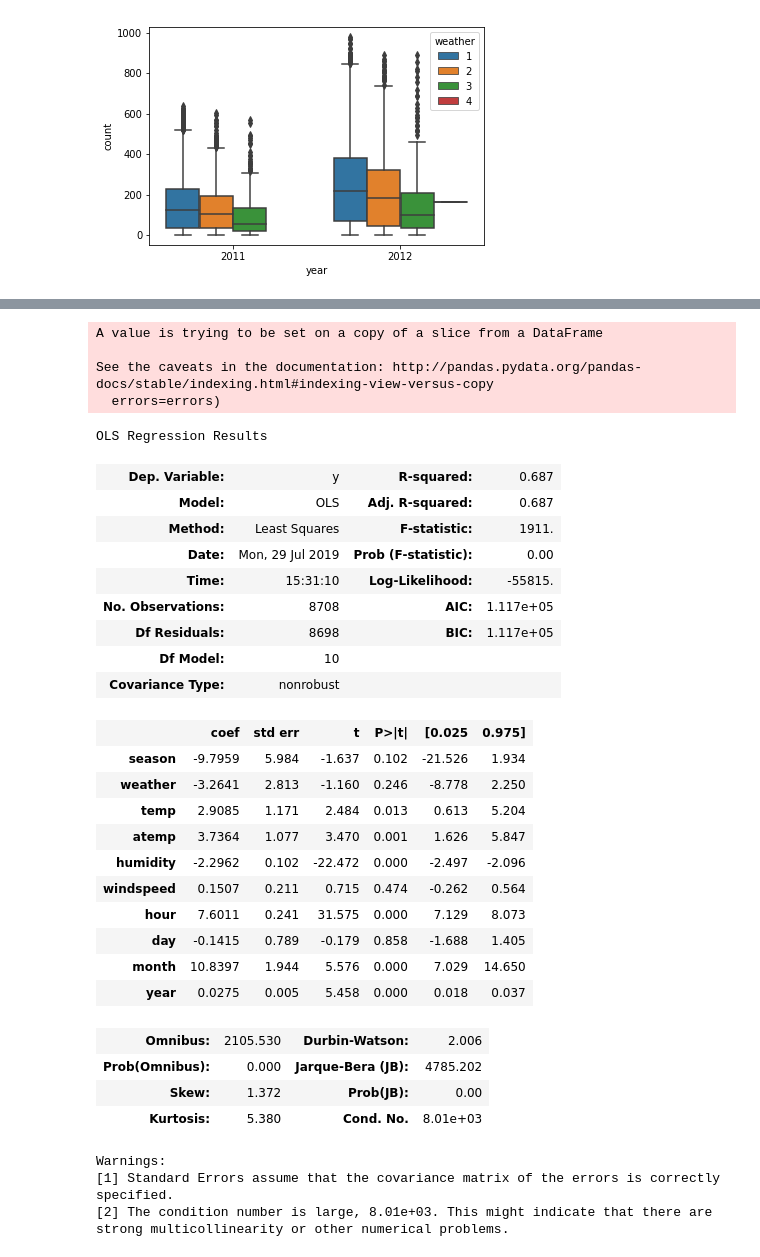
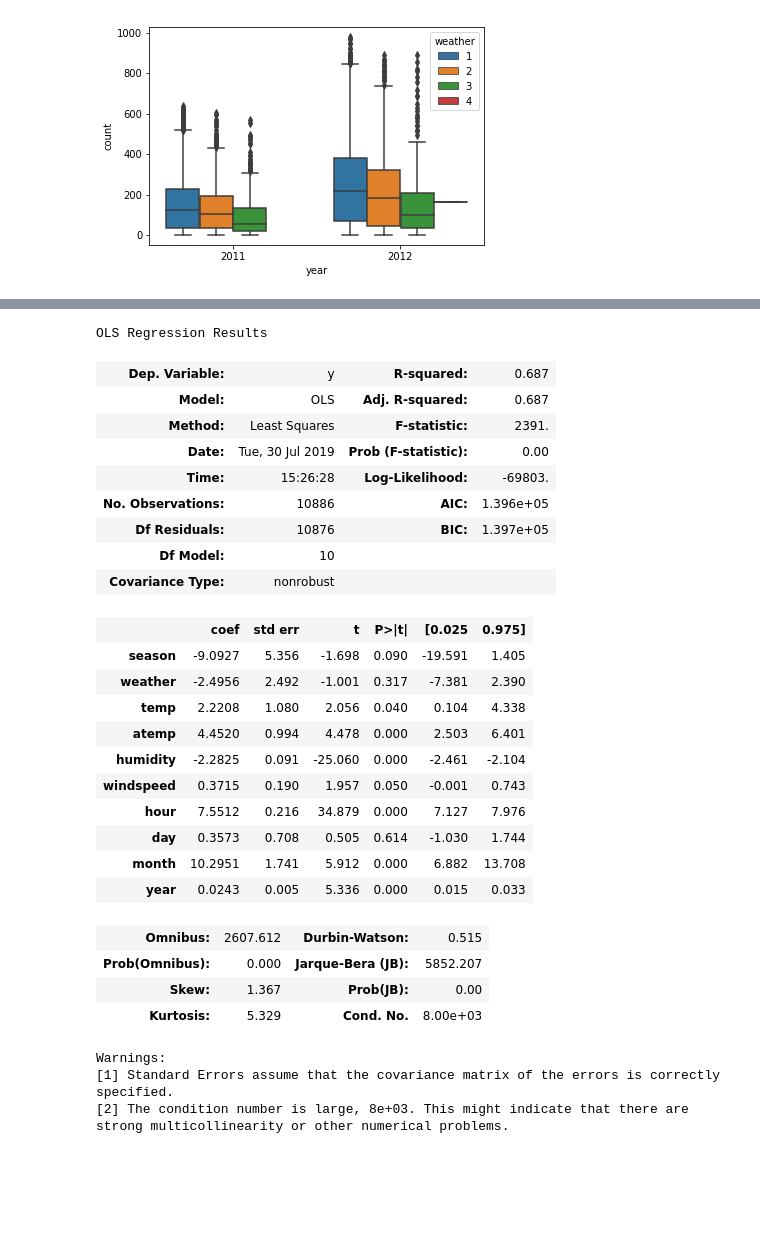
Before and after one commit to sarath029/Machine-Learning, a Jupyter notebook: Bike/bike.ipynb, the cells around one changed output, grey strips where cells are left out. Drawn from its saved outputs; the diff is of its cells as text; code cells hidden in the pictures; blank space fills up the shorter version.

```diff
--- a/Bike/bike.ipynb
+++ b/Bike/bike.ipynb
@@ -84,7 +84,7 @@ from sklearn import linear_model
 from sklearn import metrics
 import statsmodels.api as sm
 # %%
-test = train.iloc[:, 9].values
+y_train = train.iloc[:, 9].values
 # %%
 train.drop(['registered'],inplace=True,axis=1)
 train.drop(['casual'],inplace=True,axis=1)
@@ -97,13 +97,3 @@ train.head()
 | 2 | 1 | 0 | 1 | 9.02 | 13.635 | 80 | 0.0 | 2 | 5 | 1 | 2011 |
 | 3 | 1 | 0 | 1 | 9.84 | 14.395 | 75 | 0.0 | 3 | 5 | 1 | 2011 |
 | 4 | 1 | 0 | 1 | 9.84 | 14.395 | 75 | 0.0 | 4 | 5 | 1 | 2011 |
-# %%
-from sklearn.ensemble import RandomForestRegressor
-regressor = RandomForestRegressor(n_estimators = 10, random_state = 0)
-from sklearn.model_selection import train_test_split
-X_train, X_test, y_train, y_test = train_test_split(train, test, test_size = 1/5, random_state = 0)
-
-regressor.fit(X_train,y_train)
-y_pred = regressor.predict(X_test)
-print(y_pred)
-print(y_test)
@@ -146,42 +133,36 @@ Warnings:
 strong multicollinearity or other numerical problems.
 # %%
-X_train.drop(['holiday'],inplace=True,axis=1)
-X_test.drop(['holiday'],inplace=True,axis=1)
-
-regressor_ols = sm.OLS(endog = y_train, exog = X_train).fit()
+train.drop(['holiday'],inplace=True,axis=1)
+regressor_ols = sm.OLS(endog = y_train, exog = train).fit()
 regressor_ols.summary()
 # %% [output]
-A value is trying to be set on a copy of a slice from a DataFrame
-
-See the caveats in the documentation: http://pandas.pydata.org/pandas-docs/stable/indexing.html#indexing-view-versus-copy
-  errors=errors)
+OLS Regression Results
-OLS Regression Results
 | Dep. Variable: | y | R-squared: | 0.687 |
 | Model: | OLS | Adj. R-squared: | 0.687 |
-| Method: | Least Squares | F-statistic: | 1911. |
-| Date: | Mon, 29 Jul 2019 | Prob (F-statistic): | 0.00 |
-| Time: | 15:31:10 | Log-Likelihood: | -55815. |
-| No. Observations: | 8708 | AIC: | 1.117e+05 |
-| Df Residuals: | 8698 | BIC: | 1.117e+05 |
+| Method: | Least Squares | F-statistic: | 2391. |
+| Date: | Tue, 30 Jul 2019 | Prob (F-statistic): | 0.00 |
+| Time: | 15:26:28 | Log-Likelihood: | -69803. |
+| No. Observations: | 10886 | AIC: | 1.396e+05 |
+| Df Residuals: | 10876 | BIC: | 1.397e+05 |
 | Df Model: | 10 |  |  |
 | Covariance Type: | nonrobust |  |  |
 |  | coef | std err | t | P>|t| | [0.025 | 0.975] |
-| season | -9.7959 | 5.984 | -1.637 | 0.102 | -21.526 | 1.934 |
-| weather | -3.2641 | 2.813 | -1.160 | 0.246 | -8.778 | 2.250 |
-| temp | 2.9085 | 1.171 | 2.484 | 0.013 | 0.613 | 5.204 |
-| atemp | 3.7364 | 1.077 | 3.470 | 0.001 | 1.626 | 5.847 |
-| humidity | -2.2962 | 0.102 | -22.472 | 0.000 | -2.497 | -2.096 |
-| windspeed | 0.1507 | 0.211 | 0.715 | 0.474 | -0.262 | 0.564 |
-| hour | 7.6011 | 0.241 | 31.575 | 0.000 | 7.129 | 8.073 |
-| day | -0.1415 | 0.789 | -0.179 | 0.858 | -1.688 | 1.405 |
-| month | 10.8397 | 1.944 | 5.576 | 0.000 | 7.029 | 14.650 |
-| year | 0.0275 | 0.005 | 5.458 | 0.000 | 0.018 | 0.037 |
+| season | -9.0927 | 5.356 | -1.698 | 0.090 | -19.591 | 1.405 |
+| weather | -2.4956 | 2.492 | -1.001 | 0.317 | -7.381 | 2.390 |
+| temp | 2.2208 | 1.080 | 2.056 | 0.040 | 0.104 | 4.338 |
+| atemp | 4.4520 | 0.994 | 4.478 | 0.000 | 2.503 | 6.401 |
+| humidity | -2.2825 | 0.091 | -25.060 | 0.000 | -2.461 | -2.104 |
+| windspeed | 0.3715 | 0.190 | 1.957 | 0.050 | -0.001 | 0.743 |
+| hour | 7.5512 | 0.216 | 34.879 | 0.000 | 7.127 | 7.976 |
+| day | 0.3573 | 0.708 | 0.505 | 0.614 | -1.030 | 1.744 |
+| month | 10.2951 | 1.741 | 5.912 | 0.000 | 6.882 | 13.708 |
+| year | 0.0243 | 0.005 | 5.336 | 0.000 | 0.015 | 0.033 |
-| Omnibus: | 2105.530 | Durbin-Watson: | 2.006 |
-| Prob(Omnibus): | 0.000 | Jarque-Bera (JB): | 4785.202 |
-| Skew: | 1.372 | Prob(JB): | 0.00 |
-| Kurtosis: | 5.380 | Cond. No. | 8.01e+03 |
+| Omnibus: | 2607.612 | Durbin-Watson: | 0.515 |
+| Prob(Omnibus): | 0.000 | Jarque-Bera (JB): | 5852.207 |
+| Skew: | 1.367 | Prob(JB): | 0.00 |
+| Kurtosis: | 5.329 | Cond. No. | 8.00e+03 |
-Warnings:
-[1] Standard Errors assume that the covariance matrix of the errors is correctly specified.
-[2] The condition number is large, 8.01e+03. This might indicate that there are
-strong multicollinearity or other numerical problems.
+Warnings:
+[1] Standard Errors assume that the covariance matrix of the errors is correctly specified.
+[2] The condition number is large, 8e+03. This might indicate that there are
+strong multicollinearity or other numerical problems.
 # %%
```
Also changed, not shown: parts of 10 cells of this notebook, 1 other file.
